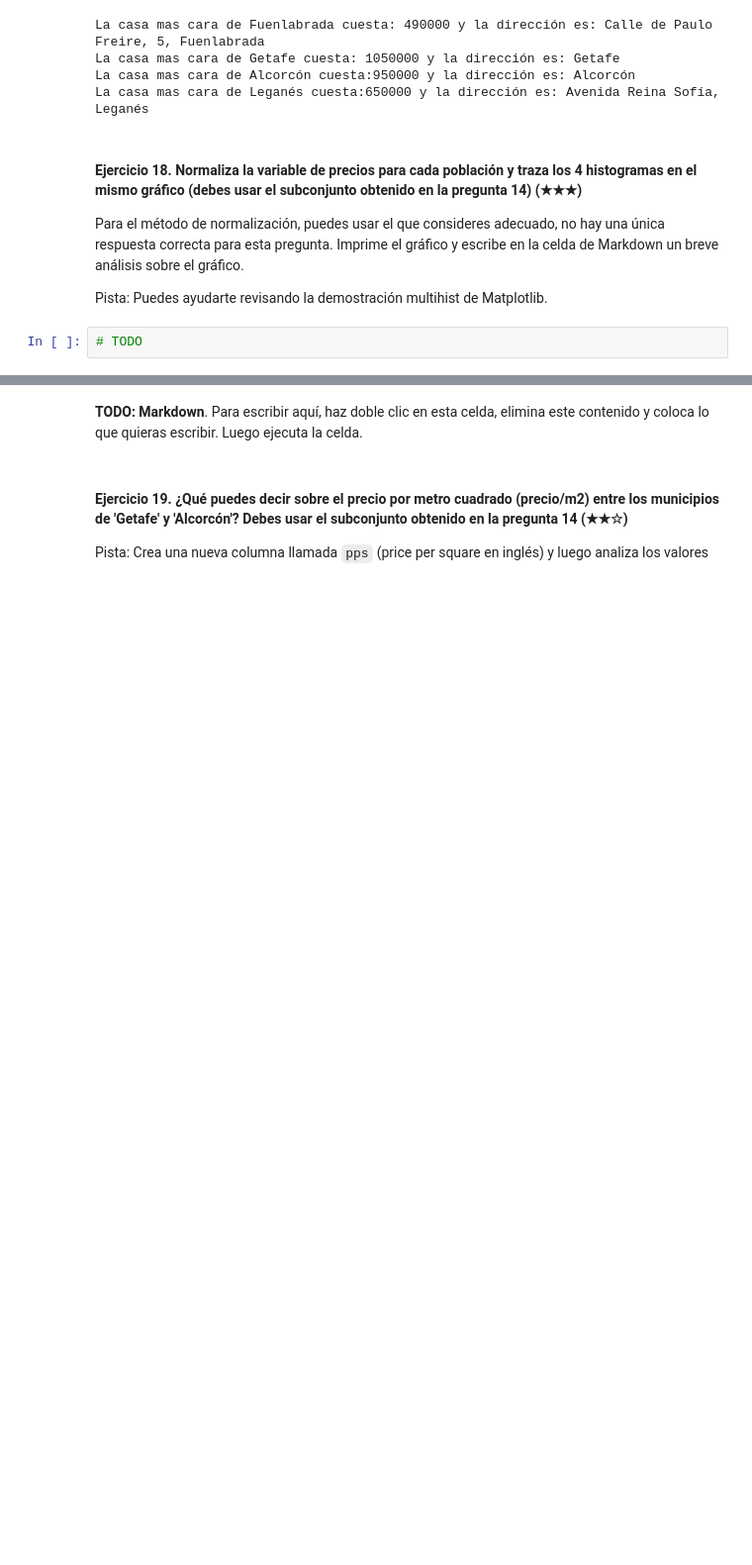
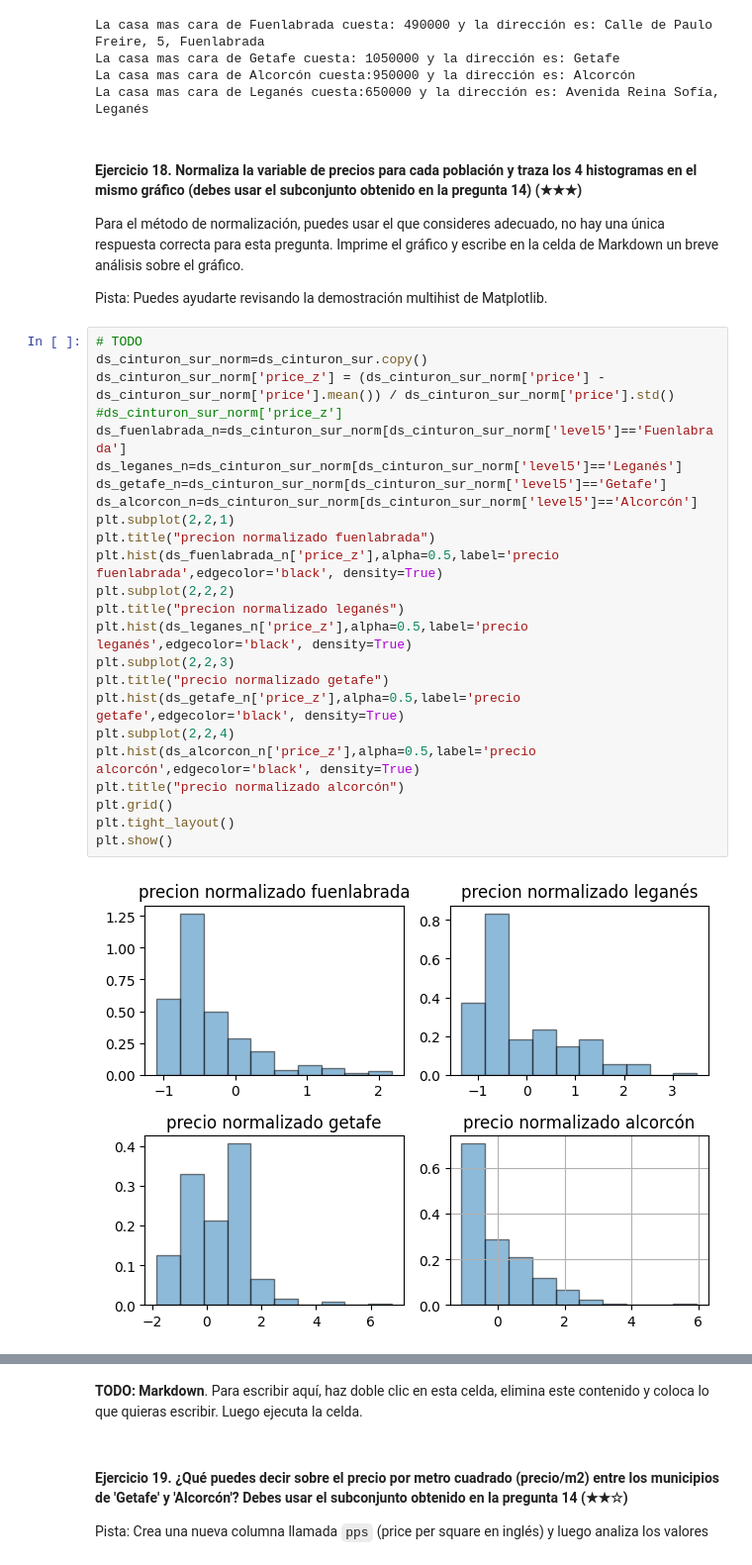
Before and after one commit to 4GeeksAcademy/say0ns-datacleanup, a Jupyter notebook: project.es.ipynb, the cells around one changed output, grey strips where cells are left out. Shown at 99% size. Cells and saved outputs as stored; diff of their text form; blank space fills up the shorter version.

```diff
--- a/project.es.ipynb
+++ b/project.es.ipynb
@@ -349,3 +330,27 @@ Para el método de normalización, puedes usar el que consideres adecuado, no ha
 Pista: Puedes ayudarte revisando la demostración multihist de Matplotlib.
 # %%
 # TODO
+ds_cinturon_sur_norm=ds_cinturon_sur.copy()
+ds_cinturon_sur_norm['price_z'] = (ds_cinturon_sur_norm['price'] - ds_cinturon_sur_norm['price'].mean()) / ds_cinturon_sur_norm['price'].std()
+#ds_cinturon_sur_norm['price_z']
+ds_fuenlabrada_n=ds_cinturon_sur_norm[ds_cinturon_sur_norm['level5']=='Fuenlabrada']
+ds_leganes_n=ds_cinturon_sur_norm[ds_cinturon_sur_norm['level5']=='Leganés']
+ds_getafe_n=ds_cinturon_sur_norm[ds_cinturon_sur_norm['level5']=='Getafe']
+ds_alcorcon_n=ds_cinturon_sur_norm[ds_cinturon_sur_norm['level5']=='Alcorcón']
+plt.subplot(2,2,1)
+plt.title("precion normalizado fuenlabrada")
+plt.hist(ds_fuenlabrada_n['price_z'],alpha=0.5,label='precio fuenlabrada',edgecolor='black', density=True)
+plt.subplot(2,2,2)
+plt.title("precion normalizado leganés")
+plt.hist(ds_leganes_n['price_z'],alpha=0.5,label='precio leganés',edgecolor='black', density=True)
+plt.subplot(2,2,3)
+plt.title("precio normalizado getafe")
+plt.hist(ds_getafe_n['price_z'],alpha=0.5,label='precio getafe',edgecolor='black', density=True)
+plt.subplot(2,2,4)
+plt.hist(ds_alcorcon_n['price_z'],alpha=0.5,label='precio alcorcón',edgecolor='black', density=True)
+plt.title("precio normalizado alcorcón")
+plt.grid()
+plt.tight_layout()
+plt.show()
+# %% [output]
+[figure, added]
```
Also changed, not shown: parts of 19 cells of this notebook.
